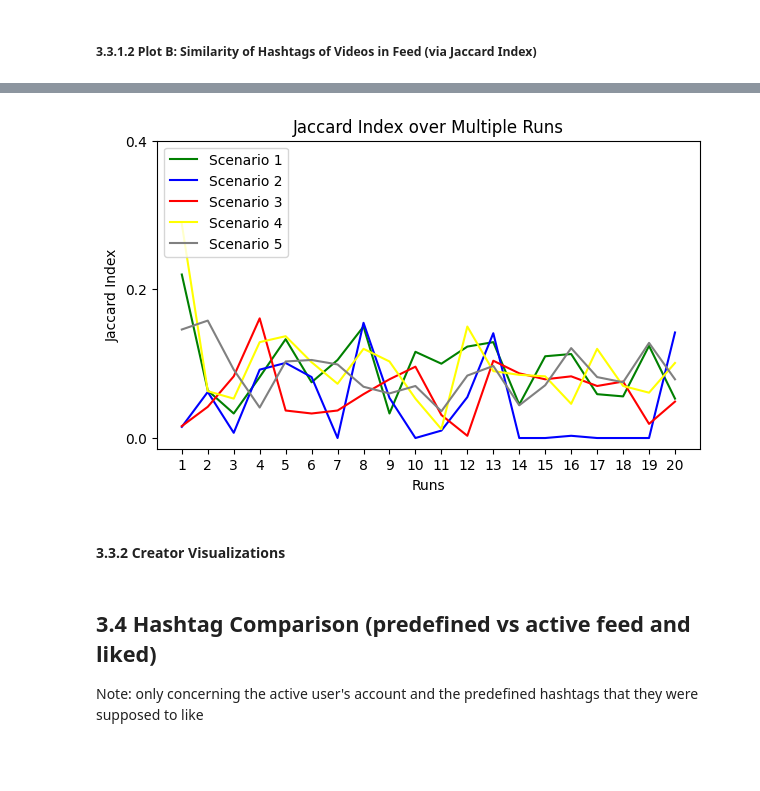
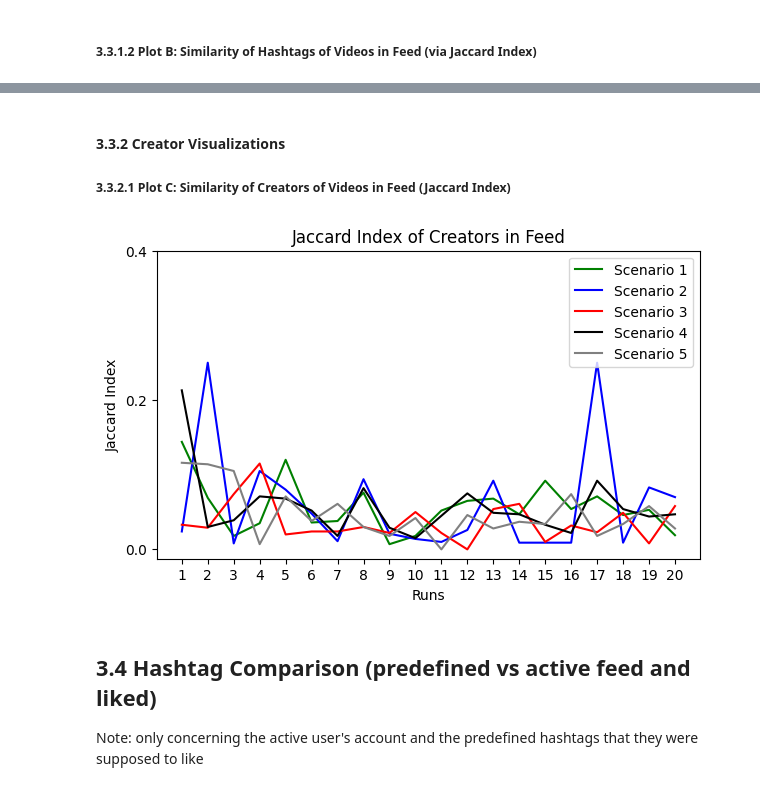
Before and after one commit to mlsmzk/tiktok-like-experiment, a Jupyter notebook: data_analysis/analysis.ipynb, the cells around one changed output, grey strips where cells are left out. Cells and saved outputs as stored; diff of their text form; code cells hidden in the pictures; blank space fills up the shorter version.

Commit message:
feed + author analysis

```diff
--- a/data_analysis/analysis.ipynb
+++ b/data_analysis/analysis.ipynb
@@ -734,7 +740,8 @@ def jaccard_similarity(set1, set2):
     return round(intersection / union, 3)
 # %%
 def feed_div(scenario_num):
-    jaccard = []; con_NA=[]; act_NA=[]
+    jaccard_hash = []; jaccard_author = []; #jaccard_music=[]
+    con_NA=[]; act_NA=[]
     for run_num in range(1,21):
         if scenario_num==1:
             control_set = sc1_control_all[sc1_control_all.run==run_num] #control feed
@@ -756,20 +763,20 @@ def feed_div(scenario_num):
         #    active_set = sc6_active_all[sc6_active_all.run==run_num]
 
         #computing jaccard similarity
-        set_a = set(clean_hashtags(control_set)[0])
-        set_b = set(clean_hashtags(active_set)[0])
-        jaccard.append(jaccard_similarity(set_a, set_b))
+        jaccard_hash.append(jaccard_similarity(set(clean_hashtags(control_set)[0]), set(clean_hashtags(active_set)[0]))) #hashtag
+        jaccard_author.append(jaccard_similarity(set(control_set.author), set(active_set.author))) #author
 
         #percent of videos without hashtags
         con_NA.append(clean_hashtags(control_set)[1])
         act_NA.append(clean_hashtags(active_set)[1])
-    return jaccard, con_NA, act_NA
+    return jaccard_hash, con_NA, act_NA, jaccard_author
 
-def hash_summary(scenario_num):
-    hash_data=[]
+def feed_summary(scenario_num):
+    feed_data=[]
     for run_num in range(1,21):
-        run_data = [run_num, feed_div(scenario_num)[0][run_num-1], feed_div(scenario_num)[1][run_num-1], feed_div(scenario_num)[2][run_num-1]]
-        hash_data.append(run_data)
-    return pd.DataFrame(hash_data, columns=['run', 'jaccard_index', '%_videos_without_hash_control', '%_videos_without_hash_active'])
-
-#print(hash_summary(2))
+        run_data = [run_num, feed_div(scenario_num)[0][run_num-1], feed_div(scenario_num)[1][run_num-1], feed_div(scenario_num)[2][run_num-1],
+                    feed_div(scenario_num)[3][run_num-1]]
+        feed_data.append(run_data)
+    return pd.DataFrame(feed_data, columns=['run', 'jaccard_hash', '%_videos_without_hash_control', '%_videos_without_hash_active',
+                                            'jaccard_author'])
+#print(feed_summary(2))
@@ -832,20 +832,21 @@ plt.show()
+# %% [markdown]
+#### 3.3.2 Creator Visualizations
+##### 3.3.2.1 Plot C: Similarity of Creators of Videos in Feed (Jaccard Index)
 # %%
-fig, ax = plt.subplots(figsize=(7,4))
-plt.plot(hash_summary(1)["run"], hash_summary(1)["jaccard_index"], color='green', label="Scenario 1")
-plt.plot(hash_summary(2)["run"], hash_summary(2)["jaccard_index"], color='blue', label="Scenario 2")
-plt.plot(hash_summary(3)["run"], hash_summary(3)["jaccard_index"], color='red', label="Scenario 3")
-plt.plot(hash_summary(4)["run"], hash_summary(4)["jaccard_index"], color='black', label="Scenario 4")
-plt.plot(hash_summary(5)["run"], hash_summary(5)["jaccard_index"], color='gray', label="Scenario 5")
-#plt.plot(hash_summary(6)["run"], hash_summary(6)["jaccard_index"], color='pink', label="Scenario 6")
+figc, axc = plt.subplots(figsize=(7,4))
+plt.plot(feed_summary(1)["run"], feed_summary(1)["jaccard_author"], color='green', label="Scenario 1")
+plt.plot(feed_summary(2)["run"], feed_summary(2)["jaccard_author"], color='blue', label="Scenario 2")
+plt.plot(feed_summary(3)["run"], feed_summary(3)["jaccard_author"], color='red', label="Scenario 3")
+plt.plot(feed_summary(4)["run"], feed_summary(4)["jaccard_author"], color='black', label="Scenario 4")
+plt.plot(feed_summary(5)["run"], feed_summary(5)["jaccard_author"], color='gray', label="Scenario 5")
+#plt.plot(feed_summary(6)["run"], feed_summary(6)["jaccard_author"], color='pink', label="Scenario 6")
 
-ax.set_title('Jaccard Index over Multiple Runs')
-ax.legend(loc='upper right')
-ax.set_xlabel('Runs'); ax.set_ylabel('Jaccard Index')
+axc.set_title('Jaccard Index of Creators in Feed')
+axc.legend(loc='upper right')
+axc.set_xlabel('Runs'); axc.set_ylabel('Jaccard Index')
 
 plt.yticks(np.arange(0, 0.6,0.2)) #usually range is 0 to 1
 plt.xticks(np.arange(1,21,1))
 plt.show()
 # %% [output]
-[figure, old version]
+[figure, new version]
-# %% [markdown]
-#### 3.3.2 Creator Visualizations
```
Also changed, not shown: parts of 11 cells of this notebook.
